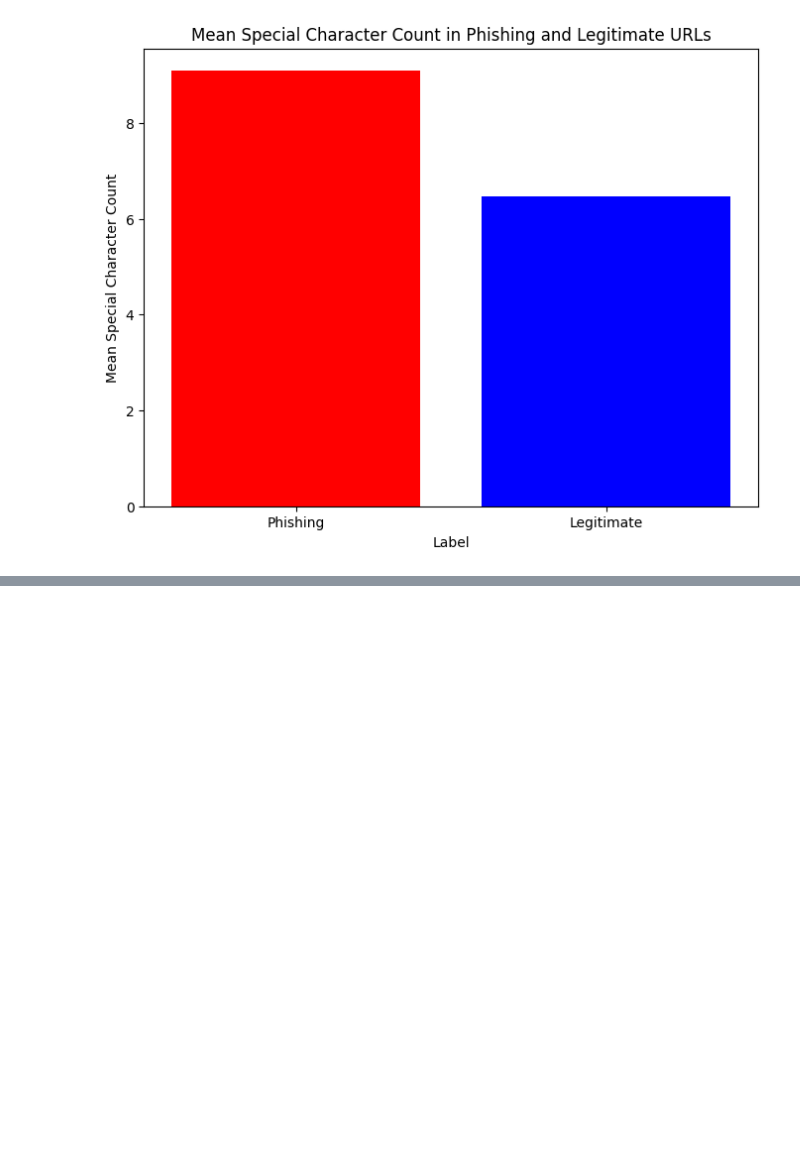
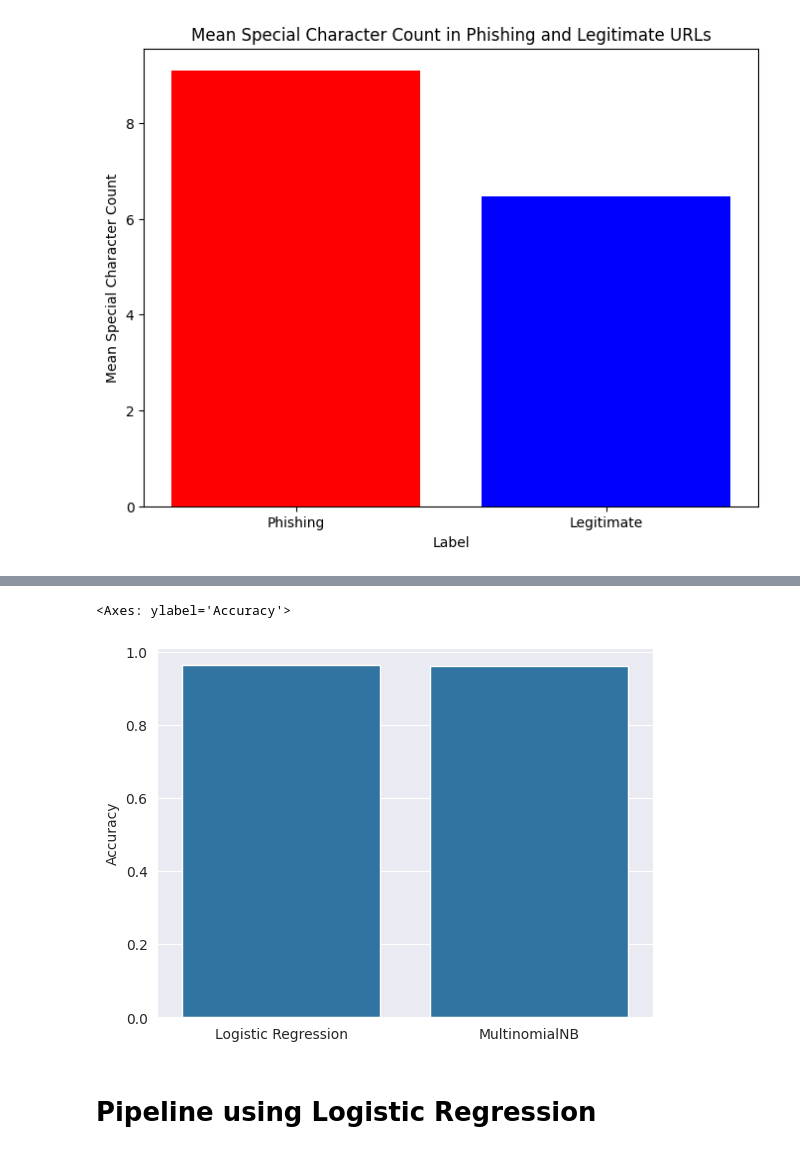
Before and after one commit to Kairos5106/data-science, a Jupyter notebook: test.ipynb, the cells around one changed output, grey strips where cells are left out. Drawn from its saved outputs; the diff is of its cells as text; code cells hidden in the pictures; blank space fills up the shorter version.

```diff
--- a/test.ipynb
+++ b/test.ipynb
@@ -514,0 +654,9 @@ Mean Special Character Count (legitimate): 6.4682728552266875
+# %%
+acc = pd.DataFrame.from_dict(Scores_ml,orient = 'index',columns=['Accuracy'])
+sns.set_style('darkgrid')
+sns.barplot(acc.Accuracy)
+# %% [output]
+<Axes: ylabel='Accuracy'>
+[figure, added]
+# %% [markdown]
+# **Pipeline using Logistic Regression**
```
Also changed, not shown: parts of 26 cells of this notebook.
